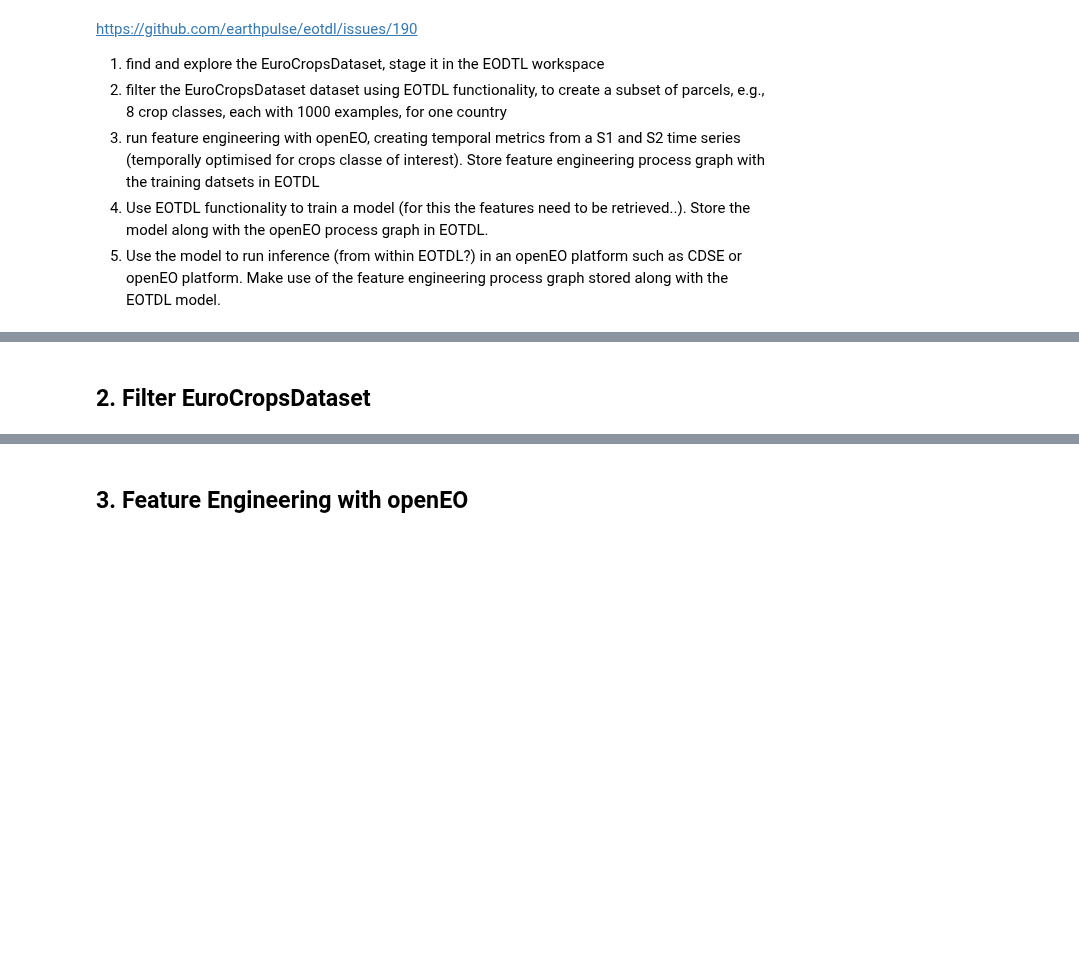
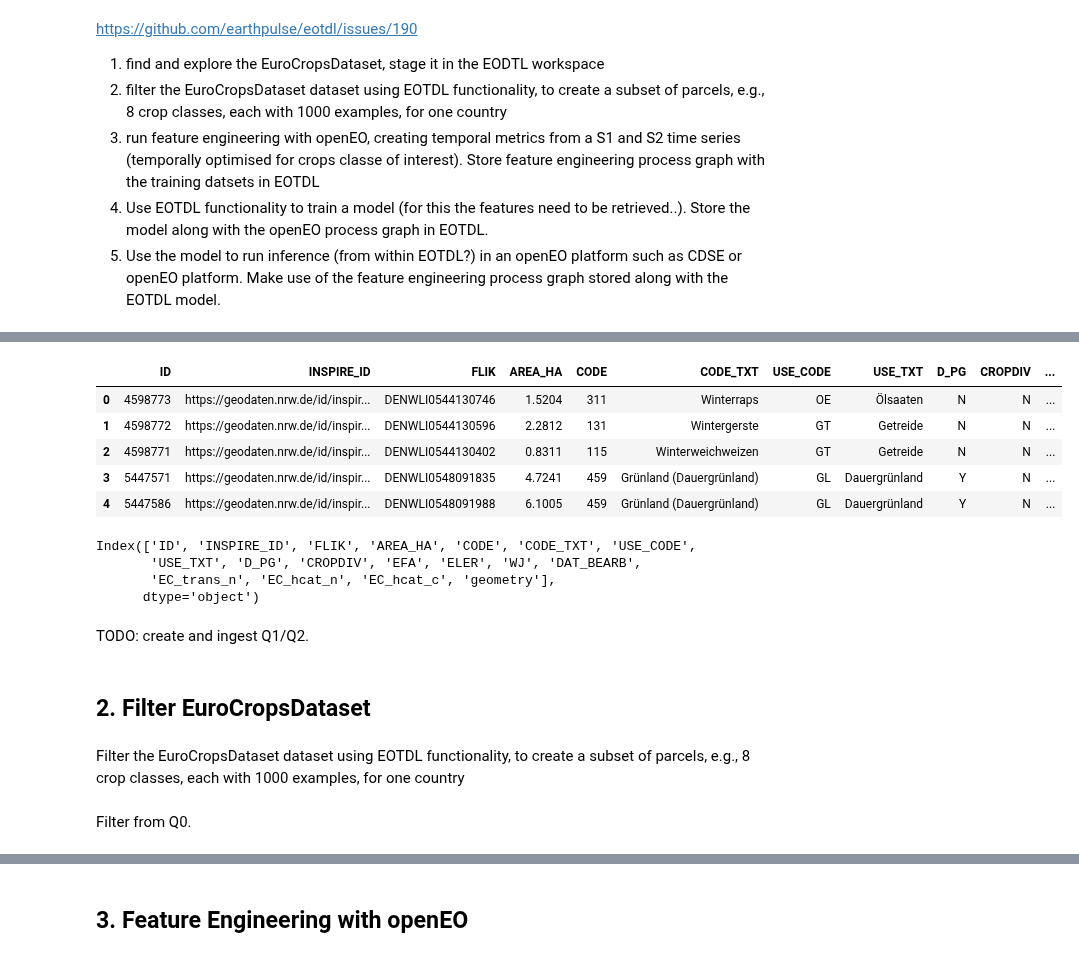
Before and after one commit to earthpulse/eotdl, a Jupyter notebook: tutorials/usecases/openEO/use_case_1.ipynb, the cells around one changed output, grey strips where cells are left out. Drawn from its saved outputs; the diff is of its cells as text; code cells hidden in the pictures; blank space fills up the shorter version.

```diff
--- a/tutorials/usecases/openEO/use_case_1.ipynb
+++ b/tutorials/usecases/openEO/use_case_1.ipynb
@@ -16,0 +36,6 @@ Need to create Q1/Q2 for step 2.
+# %%
+from glob import glob
+
+shapefiles = glob('data/**/*.shp', recursive=True)
+
+shapefiles
@@ -17,2 +59,31 @@ Need to create Q1/Q2 for step 2.
+# %%
+import geopandas as gpd
+
+path = shapefiles[0]
+
+gdf = gpd.read_file(path)
+
+gdf.head()
+# %% [output]
+|  | ID | INSPIRE_ID | FLIK | AREA_HA | CODE | CODE_TXT | USE_CODE | USE_TXT | D_PG | CROPDIV | ... |
+| 0 | 4598773 | https://geodaten.nrw.de/id/inspir... | DENWLI0544130746 | 1.5204 | 311 | Winterraps | OE | Ölsaaten | N | N | ... |
+| 1 | 4598772 | https://geodaten.nrw.de/id/inspir... | DENWLI0544130596 | 2.2812 | 131 | Wintergerste | GT | Getreide | N | N | ... |
+| 2 | 4598771 | https://geodaten.nrw.de/id/inspir... | DENWLI0544130402 | 0.8311 | 115 | Winterweichweizen | GT | Getreide | N | N | ... |
+| 3 | 5447571 | https://geodaten.nrw.de/id/inspir... | DENWLI0548091835 | 4.7241 | 459 | Grünland (Dauergrünland) | GL | Dauergrünland | Y | N | ... |
+| 4 | 5447586 | https://geodaten.nrw.de/id/inspir... | DENWLI0548091988 | 6.1005 | 459 | Grünland (Dauergrünland) | GL | Dauergrünland | Y | N | ... |
+# %%
+# columns
+gdf.columns
+# %% [output]
+Index(['ID', 'INSPIRE_ID', 'FLIK', 'AREA_HA', 'CODE', 'CODE_TXT', 'USE_CODE',
+       'USE_TXT', 'D_PG', 'CROPDIV', 'EFA', 'ELER', 'WJ', 'DAT_BEARB',
+       'EC_trans_n', 'EC_hcat_n', 'EC_hcat_c', 'geometry'],
+      dtype='object')
+# %% [markdown]
+TODO: create and ingest Q1/Q2.
 # %% [markdown]
 ## 2. Filter EuroCropsDataset
+# %% [markdown]
+Filter the EuroCropsDataset dataset using EOTDL functionality, to create a subset of parcels, e.g., 8 crop classes, each with 1000 examples, for one country
+# %% [markdown]
+Filter from Q0.
```
Also changed, not shown: parts of 34 cells of this notebook, 5 other files.
